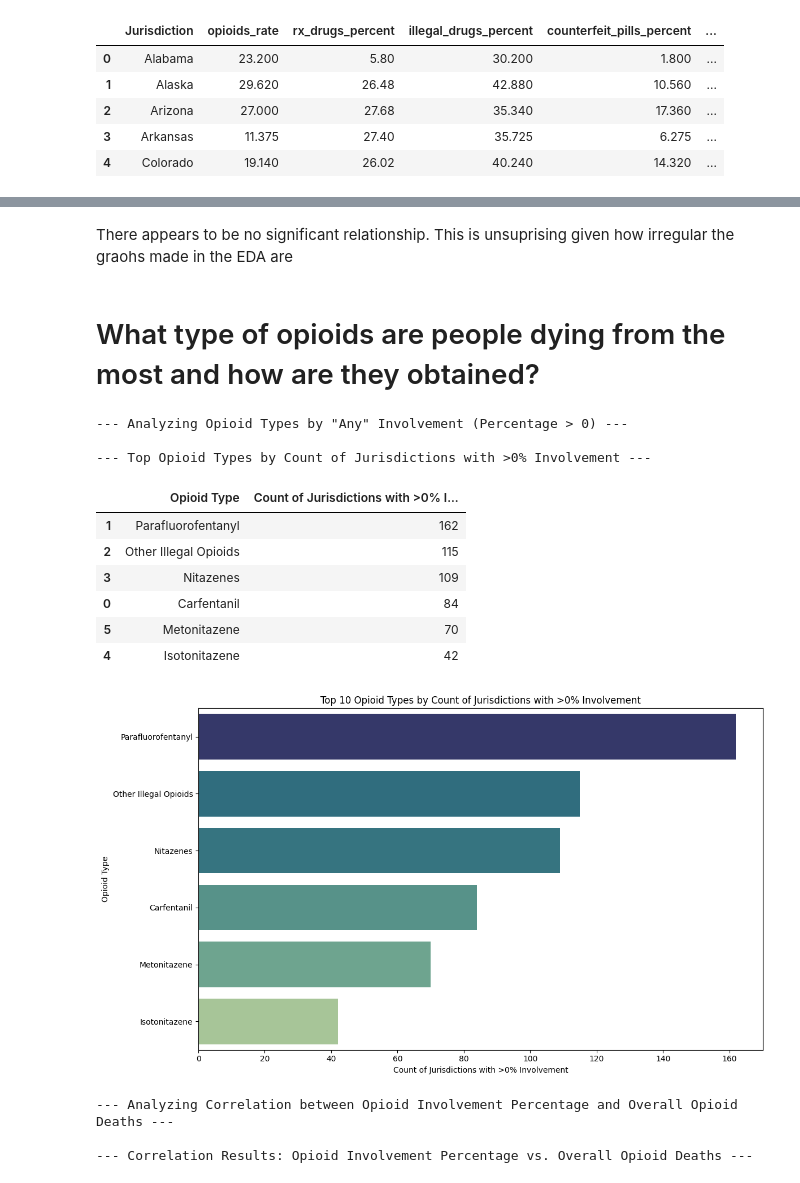
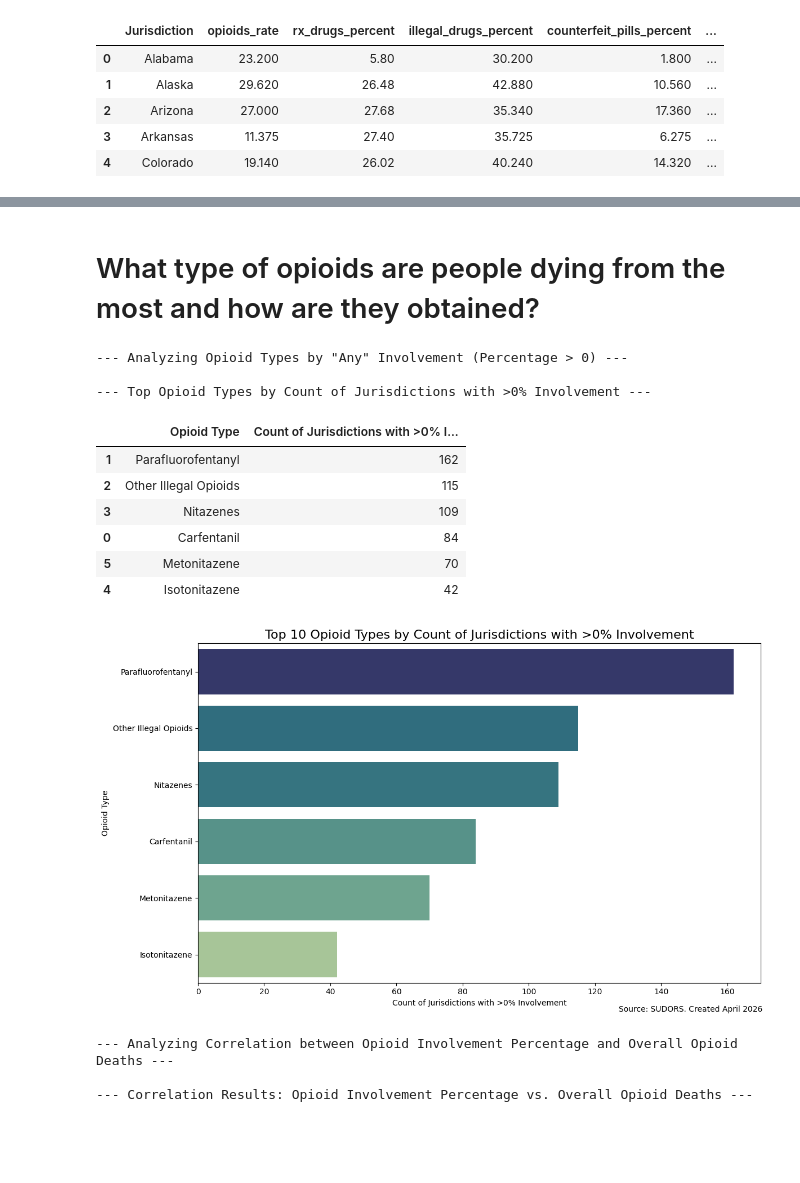
Before and after one commit to kailynforsythe/Opioid-Crisis, a Jupyter notebook: analysis/notebooks/Analysis.ipynb, the cells around one changed output, grey strips where cells are left out. Drawn from its saved outputs; the diff is of its cells as text; code cells hidden in the pictures; blank space fills up the shorter version.

```diff
--- a/analysis/notebooks/Analysis.ipynb
+++ b/analysis/notebooks/Analysis.ipynb
@@ -116,5 +66,3 @@ Interpretation: There is a weak positive linear relationship. The correlation is
-# %% [markdown]
-There appears to be no significant relationship. This is unsuprising given how irregular the graohs made in the EDA are
 # %% [markdown]
 # What type of opioids are people dying from the most and how are they obtained?
 # %%
@@ -158,35 +106,36 @@ else:
 
     print("\n--- Top Opioid Types by Count of Jurisdictions with >0% Involvement ---")
     display(opioid_involvement_df.head(15))
 
     # Plotting the top N opioid types
     plt.figure(figsize=(12, 7))
     sns.barplot(
         x='Count of Jurisdictions with >0% Involvement',
         y='Opioid Type',
         hue='Count of Jurisdictions with >0% Involvement',
         data=opioid_involvement_df.head(10),
         palette='crest',
         legend=False
     )
-    plt.title('Top 10 Opioid Types by Count of Jurisdictions with >0% Involvement')
+    plt.title('Top 10 Opioid Types by Count of Jurisdictions with >0% Involvement', fontsize=16)
+    plt.figtext(0.99, 0.01, "Source: SUDORS. Created April 2026", ha="right", fontsize=10)
     plt.xlabel('Count of Jurisdictions with >0% Involvement')
     plt.ylabel('Opioid Type')
     plt.tight_layout()
     plt.savefig('graphs/top_opioid_any_involvement_count.png')
     plt.show()
 # %% [output]
 --- Analyzing Opioid Types by "Any" Involvement (Percentage > 0) ---
 
 --- Top Opioid Types by Count of Jurisdictions with >0% Involvement ---
 |  | Opioid Type | Count of Jurisdictions with >0% I... |
 | 1 | Parafluorofentanyl | 162 |
 | 2 | Other Illegal Opioids | 115 |
 | 3 | Nitazenes | 109 |
 | 0 | Carfentanil | 84 |
 | 5 | Metonitazene | 70 |
 | 4 | Isotonitazene | 42 |
-[figure, old version]
+[figure, new version]
 # %%
 print('--- Analyzing Correlation between Opioid Involvement Percentage and Overall Opioid Deaths ---')
 
```
Also changed, not shown: parts of 12 cells of this notebook.
